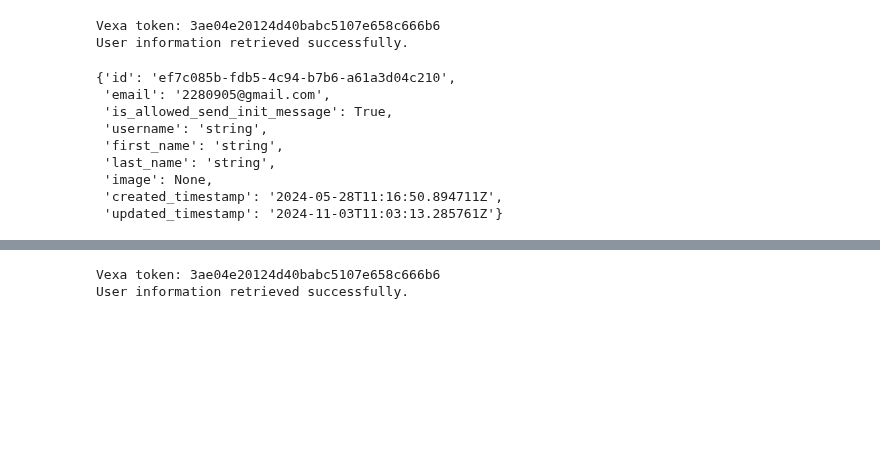
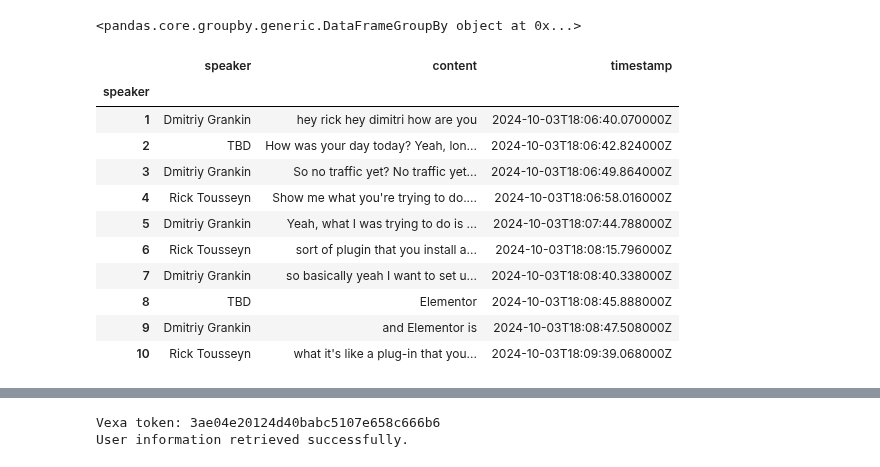
Before and after one commit to Vexa-ai/vexa-engine, a Jupyter notebook: 32.ipynb, the cells around one changed output, grey strips where cells are left out. Drawn from its saved outputs; the diff is of its cells as text; code cells hidden in the pictures; blank space fills up the shorter version.

```diff
--- a/32.ipynb
+++ b/32.ipynb
@@ -8,4 +22,39 @@ meeting_id = '6cf0b989-5e9c-4a57-a058-8f6ac0ca8025'
+# %%
+# Create a mask for speaker changes
+speaker_change = (df['speaker'] != df['speaker'].shift())
+
+# Create groups that reset when speaker changes or when same speaker speaks more than 3 times
+group_id = (speaker_change | (df.groupby((speaker_change).cumsum())['speaker'].transform('size') > 5)).cumsum()
+
+# Group the data and display results
+grouped_df = df.groupby(group_id)
+# %%
+# Aggregate the groups by joining the text content
+grouped_text = grouped_df.agg({
+    'speaker': 'first',  # take first speaker name in group
+    'content': ' '.join,    # join all text content
+    'timestamp': 'first' # take first timestamp
+})
+# %%
+grouped_df
+# %% [output]
+<pandas.core.groupby.generic.DataFrameGroupBy object at 0x...>
 # %%
 from search import SearchAssistant
 sa = SearchAssistant()
 await sa.initialize()
+# %%
+grouped_text.head(10)
+# %% [output]
+|  | speaker | content | timestamp |
+| speaker |  |  |  |
+| 1 | Dmitriy Grankin | hey rick hey dimitri how are you | 2024-10-03T18:06:40.070000Z |
+| 2 | TBD | How was your day today? Yeah, lon... | 2024-10-03T18:06:42.824000Z |
+| 3 | Dmitriy Grankin | So no traffic yet? No traffic yet... | 2024-10-03T18:06:49.864000Z |
+| 4 | Rick Tousseyn | Show me what you're trying to do.... | 2024-10-03T18:06:58.016000Z |
+| 5 | Dmitriy Grankin | Yeah, what I was trying to do is ... | 2024-10-03T18:07:44.788000Z |
+| 6 | Rick Tousseyn | sort of plugin that you install a... | 2024-10-03T18:08:15.796000Z |
+| 7 | Dmitriy Grankin | so basically yeah I want to set u... | 2024-10-03T18:08:40.338000Z |
+| 8 | TBD | Elementor | 2024-10-03T18:08:45.888000Z |
+| 9 | Dmitriy Grankin | and Elementor is | 2024-10-03T18:08:47.508000Z |
+| 10 | Rick Tousseyn | what it's like a plug-in that you... | 2024-10-03T18:09:39.068000Z |
@@ -14,19 +99,3 @@ import pandas as pd
 pd.options.display.max_colwidth = 1000
-# %%
-from vexa import VexaAPI
-va = VexaAPI()
-await va.get_user_info()
-# %% [output]
-Vexa token: 3ae04e20124d40babc5107e658c666b6
-User information retrieved successfully.
-{'id': 'ef7c085b-fdb5-4c94-b7b6-a61a3d04c210',
- 'email': '2280905@gmail.com',
- 'is_allowed_send_init_message': True,
- 'username': 'string',
- 'first_name': 'string',
- 'last_name': 'string',
- 'image': None,
- 'created_timestamp': '2024-05-28T11:16:50.894711Z',
- 'updated_timestamp': '2024-11-03T11:03:13.285761Z'}
 # %%
 q = "Surfer SEO"
```
Also changed, not shown: parts of 8 cells of this notebook.
